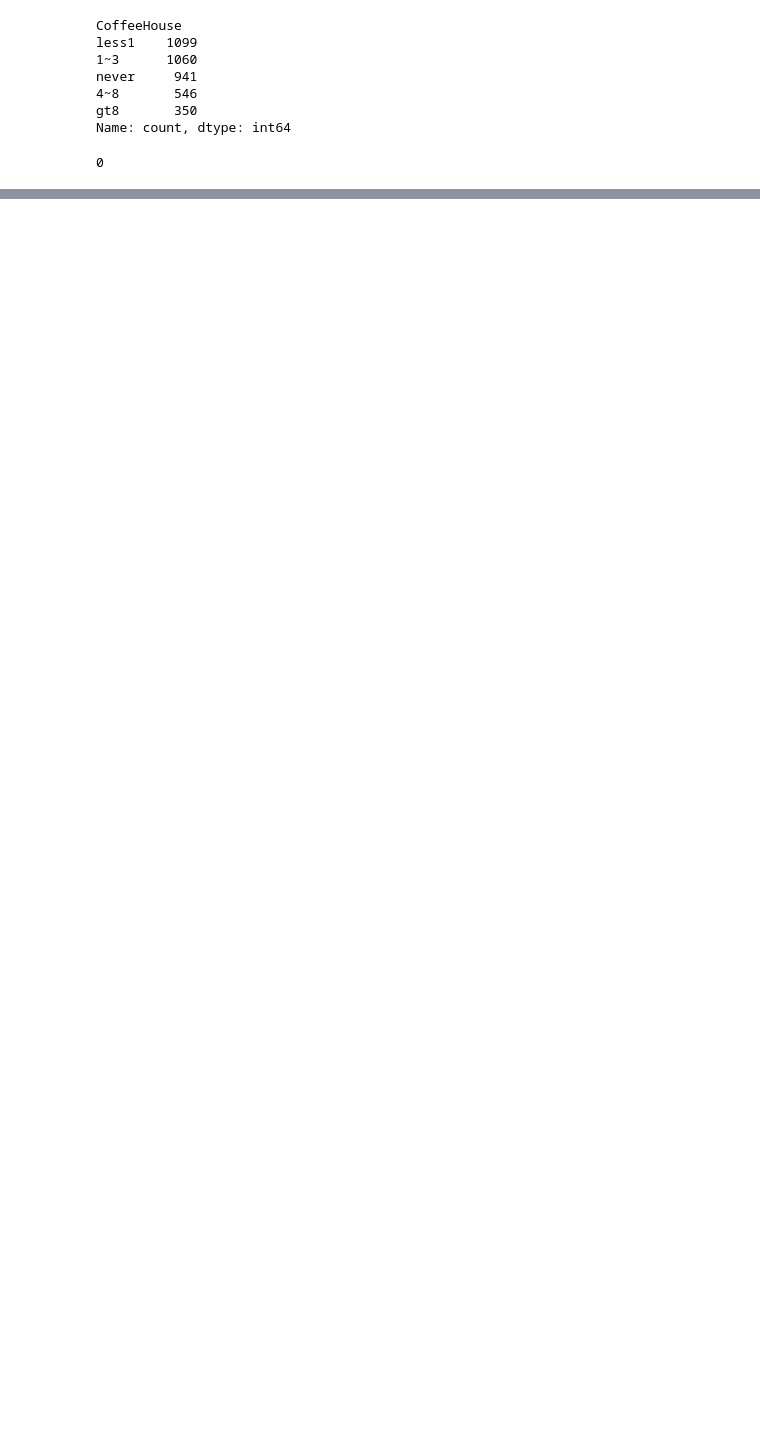
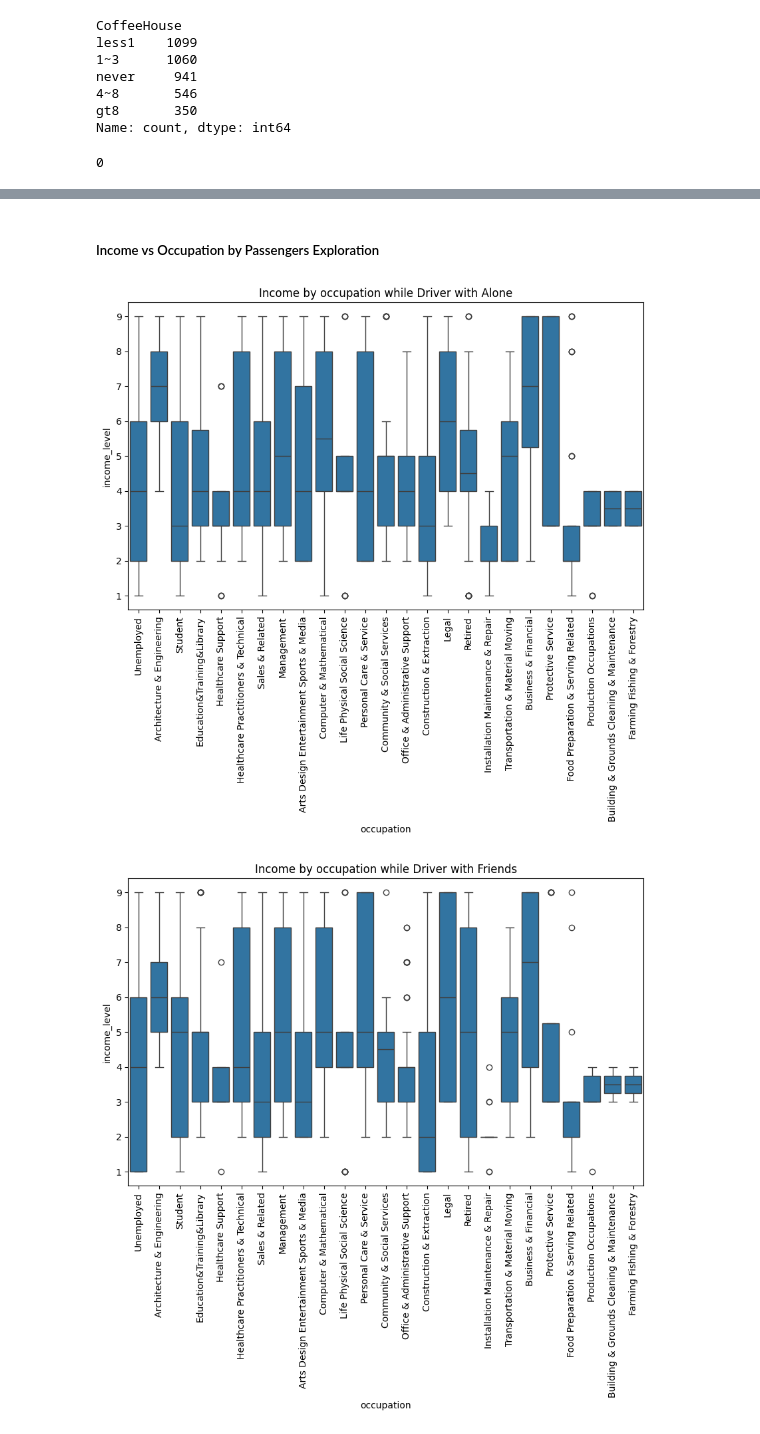
Before and after one commit to shivaallala/Customer_Coupon, a Jupyter notebook: prompt.ipynb, the cells around one changed output, grey strips where cells are left out. Drawn from its saved outputs; the diff is of its cells as text; code cells hidden in the pictures; blank space fills up the shorter version.

Commit message:
Further analysis on Coffee House Coupon

```diff
--- a/prompt.ipynb
+++ b/prompt.ipynb
@@ -525,0 +526,16 @@ plt.show()
+# %%
+#mapping income to new column income levels to set reasonable standards of the income for further analysis
+income_mapping = {
+    'Less than $12500': 1,
+    '$12500 - $24999': 2,
+    '$25000 - $37499': 3,
+    '$37500 - $49999': 4,
+    '$50000 - $62499': 5,
+    '$62500 - $74999': 6,
+    '$75000 - $87499': 7,
+    '$87500 - $99999': 8,
+    '$100000 or More': 9
+}
+
+ch['income_level'] = ch['income'].map(income_mapping).astype(int)
+ch['income_level']
@@ -525,0 +640,15 @@ plt.show()
+# %% [markdown]
+##### Income vs Occupation by Passengers Exploration
+# %%
+# Unique graphs for each passenger group to show the relationship between income and Occupation
+for passenger, group_data in ch.groupby('passanger'):
+    plt.figure(figsize=(10, 6))
+    sns.boxplot(x =group_data['occupation'], y = group_data['income_level'])
+    plt.title(f'Income by occupation while Driver with {passenger}')
+    plt.xlabel('occupation')
+    plt.ylabel('income_level')
+    plt.xticks(rotation = 90)
+    plt.show()
+# %% [output]
+[figure, added]
+[figure, added]
```
Also changed, not shown: parts of 41 cells of this notebook.
